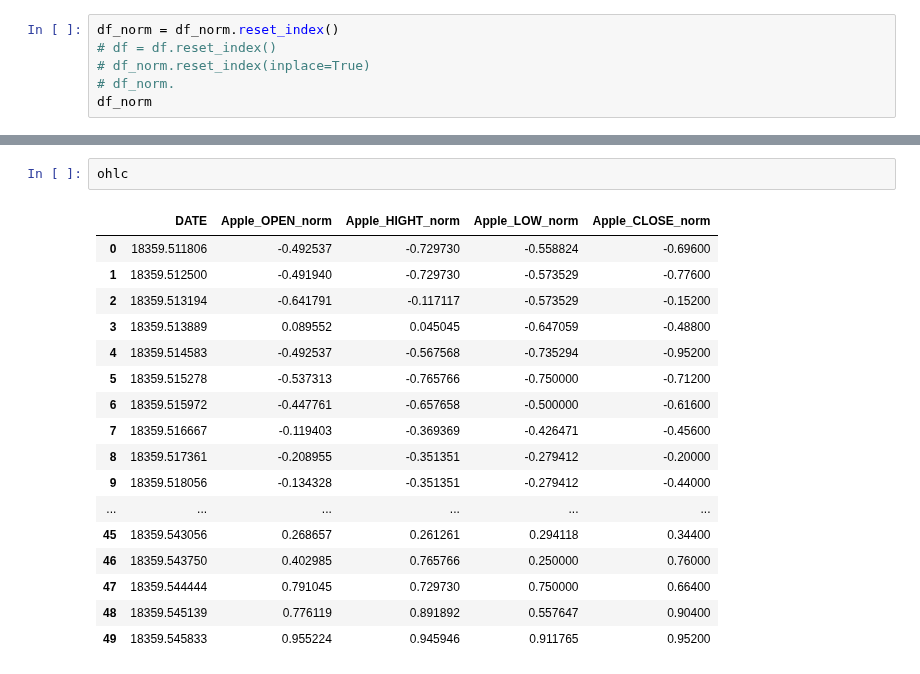
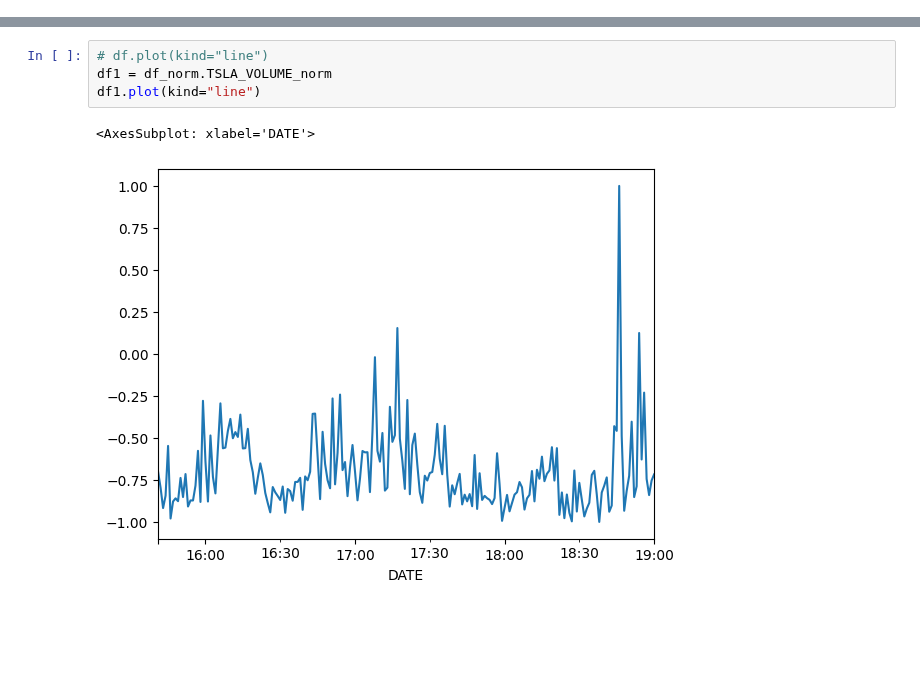
Before and after one commit to yashbhesaniya/fractional-differentiation-time-series, a Jupyter notebook: notebooks/volume_indicators.ipynb, the cells around one changed output, grey strips where cells are left out. Saved outputs shown, nothing was run; the diff lists cells and outputs as text; blank space fills up the shorter version.

```diff
--- a/notebooks/volume_indicators.ipynb
+++ b/notebooks/volume_indicators.ipynb
@@ -171,6 +88,0 @@ if (norm_data):
-# %%
-df_norm = df_norm.reset_index()
-# df = df.reset_index()
-# df_norm.reset_index(inplace=True)
-# df_norm.
-df_norm
@@ -242,20 +89,7 @@ plt.show()
-# %%
-ohlc
-# %% [output]
-|  | DATE | Apple_OPEN_norm | Apple_HIGHT_norm | Apple_LOW_norm | Apple_CLOSE_norm |
-| 0 | 18359.511806 | -0.492537 | -0.729730 | -0.558824 | -0.69600 |
-| 1 | 18359.512500 | -0.491940 | -0.729730 | -0.573529 | -0.77600 |
-| 2 | 18359.513194 | -0.641791 | -0.117117 | -0.573529 | -0.15200 |
-| 3 | 18359.513889 | 0.089552 | 0.045045 | -0.647059 | -0.48800 |
-| 4 | 18359.514583 | -0.492537 | -0.567568 | -0.735294 | -0.95200 |
-| 5 | 18359.515278 | -0.537313 | -0.765766 | -0.750000 | -0.71200 |
-| 6 | 18359.515972 | -0.447761 | -0.657658 | -0.500000 | -0.61600 |
-| 7 | 18359.516667 | -0.119403 | -0.369369 | -0.426471 | -0.45600 |
-| 8 | 18359.517361 | -0.208955 | -0.351351 | -0.279412 | -0.20000 |
-| 9 | 18359.518056 | -0.134328 | -0.351351 | -0.279412 | -0.44000 |
-| ... | ... | ... | ... | ... | ... |
-| 45 | 18359.543056 | 0.268657 | 0.261261 | 0.294118 | 0.34400 |
-| 46 | 18359.543750 | 0.402985 | 0.765766 | 0.250000 | 0.76000 |
-| 47 | 18359.544444 | 0.791045 | 0.729730 | 0.750000 | 0.66400 |
-| 48 | 18359.545139 | 0.776119 | 0.891892 | 0.557647 | 0.90400 |
-| 49 | 18359.545833 | 0.955224 | 0.945946 | 0.911765 | 0.95200 |
+# %%
+# df.plot(kind="line")
+df1 = df_norm.TSLA_VOLUME_norm
+df1.plot(kind="line")
+# %% [output]
+<AxesSubplot: xlabel='DATE'>
+[figure, added]
```
Also changed, not shown: parts of 22 cells of this notebook, 1 other file.
